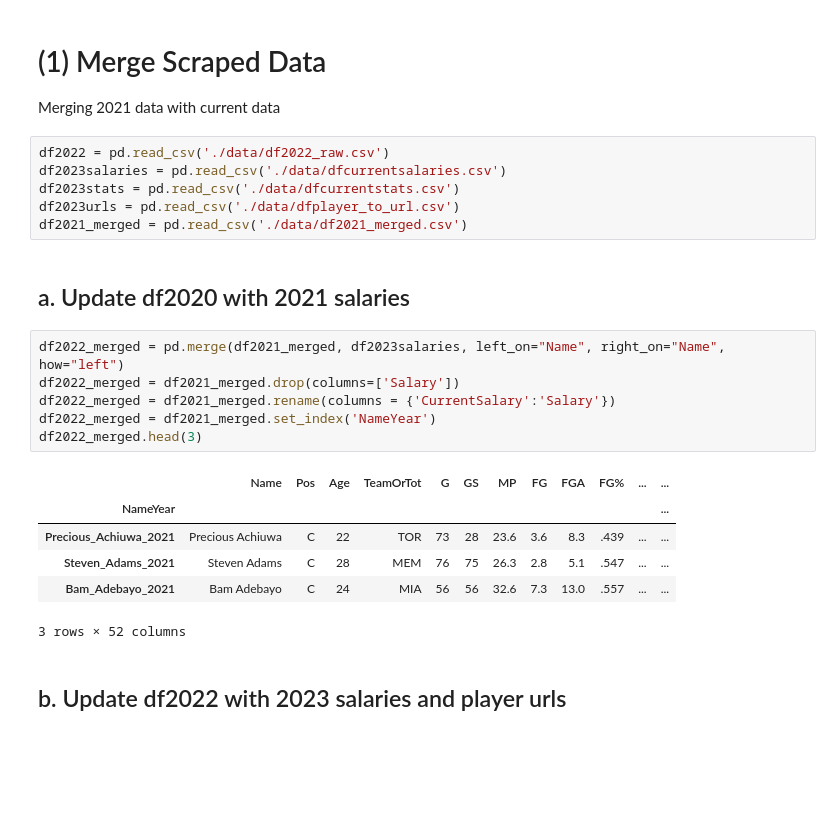
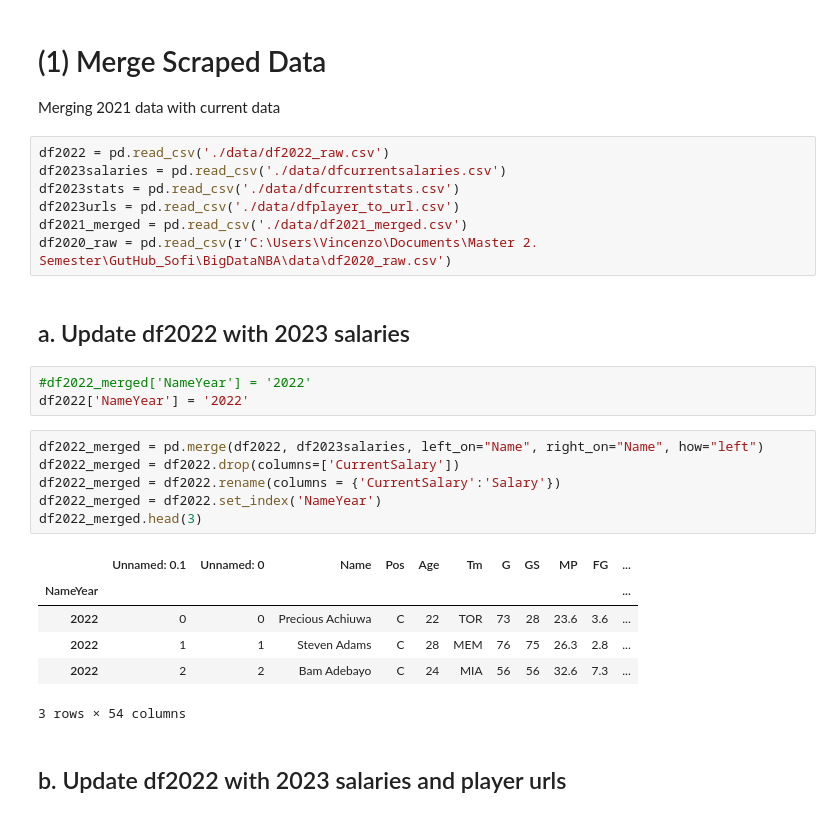
Before and after one commit to rchrdshmbng/BigDataNBA, a Jupyter notebook: 2-clean.ipynb, the cells around one changed output. Saved outputs shown, nothing was run; the diff lists cells and outputs as text; blank space fills up the shorter version.

Commit message:
Failed try to get new data
Scraping new data worked and also storing. The connection between the multiple columns regarding salaries, represented the issue for multiple code boxes

```diff
--- a/2-clean.ipynb
+++ b/2-clean.ipynb
@@ -41,21 +41,25 @@ df2023salaries = pd.read_csv('./data/dfcurrentsalaries.csv')
 df2023stats = pd.read_csv('./data/dfcurrentstats.csv')
 df2023urls = pd.read_csv('./data/dfplayer_to_url.csv')
 df2021_merged = pd.read_csv('./data/df2021_merged.csv')
+df2020_raw = pd.read_csv(r'C:\Users\Vincenzo\Documents\Master 2. Semester\GutHub_Sofi\BigDataNBA\data\df2020_raw.csv')
 # %% [markdown]
-## a. Update df2020 with 2021 salaries
+## a. Update df2022 with 2023 salaries
+# %%
+#df2022_merged['NameYear'] = '2022'
+df2022['NameYear'] = '2022'
 # %%
-df2022_merged = pd.merge(df2021_merged, df2023salaries, left_on="Name", right_on="Name", how="left")
-df2022_merged = df2021_merged.drop(columns=['Salary'])
-df2022_merged = df2021_merged.rename(columns = {'CurrentSalary':'Salary'})
-df2022_merged = df2021_merged.set_index('NameYear')
+df2022_merged = pd.merge(df2022, df2023salaries, left_on="Name", right_on="Name", how="left")
+df2022_merged = df2022.drop(columns=['CurrentSalary'])
+df2022_merged = df2022.rename(columns = {'CurrentSalary':'Salary'})
+df2022_merged = df2022.set_index('NameYear')
 df2022_merged.head(3)
 # %% [output]
-|  | Name | Pos | Age | TeamOrTot | G | GS | MP | FG | FGA | FG% | ... | ... |
-| NameYear |  |  |  |  |  |  |  |  |  |  |  | ... |
-| Precious_Achiuwa_2021 | Precious Achiuwa | C | 22 | TOR | 73 | 28 | 23.6 | 3.6 | 8.3 | .439 | ... | ... |
-| Steven_Adams_2021 | Steven Adams | C | 28 | MEM | 76 | 75 | 26.3 | 2.8 | 5.1 | .547 | ... | ... |
-| Bam_Adebayo_2021 | Bam Adebayo | C | 24 | MIA | 56 | 56 | 32.6 | 7.3 | 13.0 | .557 | ... | ... |
+|  | Unnamed: 0.1 | Unnamed: 0 | Name | Pos | Age | Tm | G | GS | MP | FG | ... |
+| NameYear |  |  |  |  |  |  |  |  |  |  | ... |
+| 2022 | 0 | 0 | Precious Achiuwa | C | 22 | TOR | 73 | 28 | 23.6 | 3.6 | ... |
+| 2022 | 1 | 1 | Steven Adams | C | 28 | MEM | 76 | 75 | 26.3 | 2.8 | ... |
+| 2022 | 2 | 2 | Bam Adebayo | C | 24 | MIA | 56 | 56 | 32.6 | 7.3 | ... |
-3 rows × 52 columns
+3 rows × 54 columns
 # %% [markdown]
 ## b. Update df2022 with 2023 salaries and player urls
 # %%
```
Also changed, not shown: parts of 9 cells of this notebook, 4 other files.
